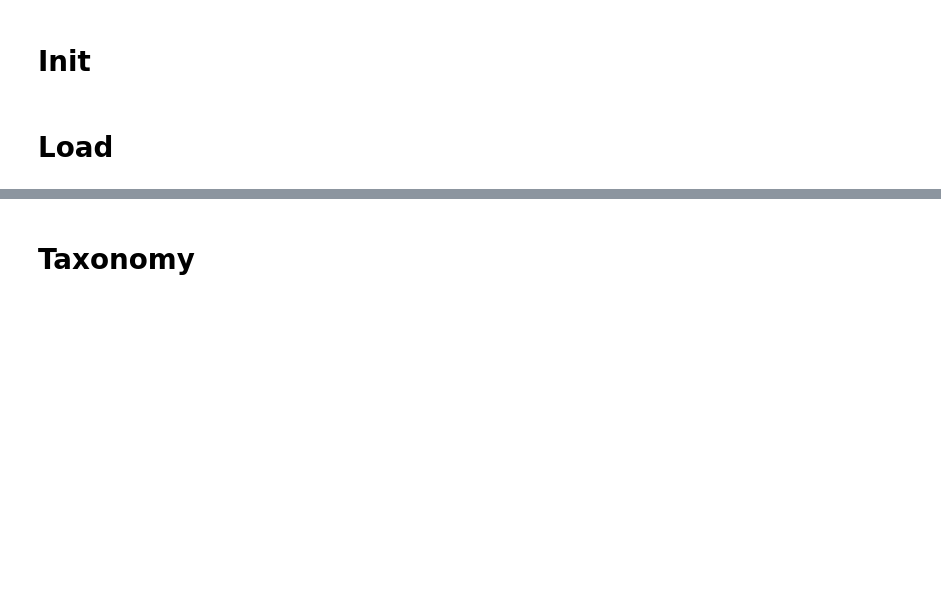
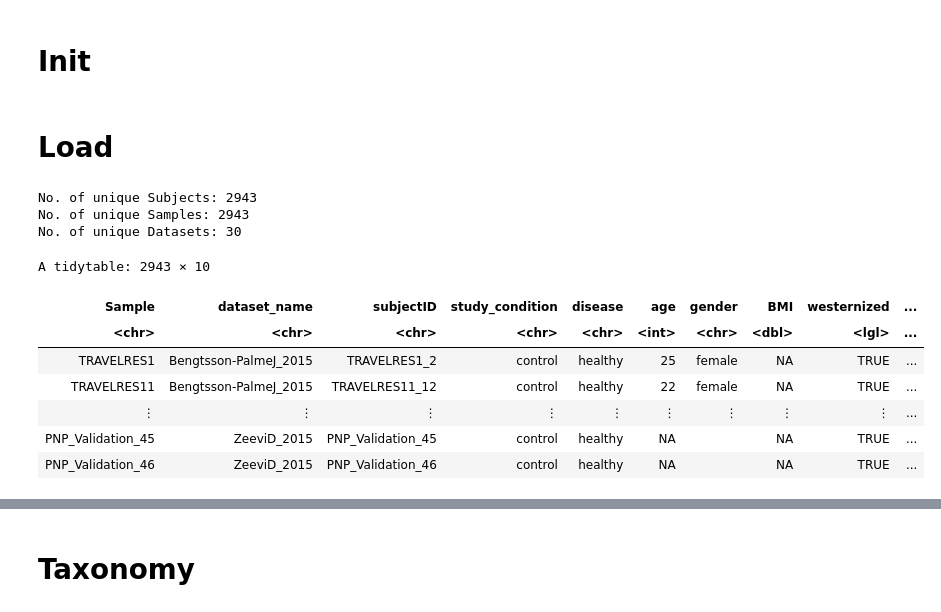
Before and after one commit to leylabmpi/global_metagenome_diversity, a Jupyter notebook: ipynb/01_data_explore/09_taxonomy_explore.ipynb, the cells around one changed output, grey strips where cells are left out. Cells and saved outputs as stored; diff of their text form; code cells hidden in the pictures; blank space fills up the shorter version.

```diff
--- a/ipynb/01_data_explore/09_taxonomy_explore.ipynb
+++ b/ipynb/01_data_explore/09_taxonomy_explore.ipynb
@@ -13,6 +13,10 @@ meta_file = '/ebio/abt3_projects/databases_no-backup/GTDB/release89/LLMGP-DB/met
 
 # braken count table
 brk_file = '/ebio/abt3_projects/databases_no-backup/curatedMetagenomicData/global_metagenomes/diversity/bracken_filt2.qs'
+
+# sample metadata
+base_in_dir = '/ebio/abt3_projects/small_projects/nyoungblut/public_data_retireval/'
+samp_metadata_file = file.path(base_in_dir, 'CurMetDat-metagenomes', 'files', 'metadata', 'Filtered_CurMetDat_ff.tsv')
 
 # metadata
 #meta_bac_file = '/ebio/abt3_projects/databases_no-backup/GTDB/release89/metadata/bac120_metadata_r89.tsv'
@@ -34,6 +38,29 @@ library(LeyLabRMisc)
 df.dims()
 # %% [markdown]
 # Load
+# %%
+# all
+samp_meta = fread(samp_metadata_file, sep='\t', check.names=TRUE) %>%
+    select.(Sample, dataset_name, subjectID, study_condition,
+              disease, age, gender, BMI, westernized) %>%
+    mutate.(disease_status = ifelse(disease != 'healthy', 'diseased', disease))
+## summary
+samp_meta %>% unique_n('Subjects', subjectID)
+samp_meta %>% unique_n('Samples', Sample)
+samp_meta %>% unique_n('Datasets', dataset_name)
+samp_meta
+# %% [output]
+No. of unique Subjects: 2943
+No. of unique Samples: 2943
+No. of unique Datasets: 30
+A tidytable: 2943 × 10
+| Sample | dataset_name | subjectID | study_condition | disease | age | gender | BMI | westernized | ... |
+| <chr> | <chr> | <chr> | <chr> | <chr> | <int> | <chr> | <dbl> | <lgl> | ... |
+| TRAVELRES1 | Bengtsson-PalmeJ_2015 | TRAVELRES1_2 | control | healthy | 25 | female | NA | TRUE | ... |
+| TRAVELRES11 | Bengtsson-PalmeJ_2015 | TRAVELRES11_12 | control | healthy | 22 | female | NA | TRUE | ... |
+| ⋮ | ⋮ | ⋮ | ⋮ | ⋮ | ⋮ | ⋮ | ⋮ | ⋮ | ... |
+| PNP_Validation_45 | ZeeviD_2015 | PNP_Validation_45 | control | healthy | NA |  | NA | TRUE | ... |
+| PNP_Validation_46 | ZeeviD_2015 | PNP_Validation_46 | control | healthy | NA |  | NA | TRUE | ... |
 # %%
 # reading in bracken counts
 brk_cls = qs::qread(brk_file, nthreads=threads) %>%
```
Also changed, not shown: parts of 15 cells of this notebook, 4 other files.
